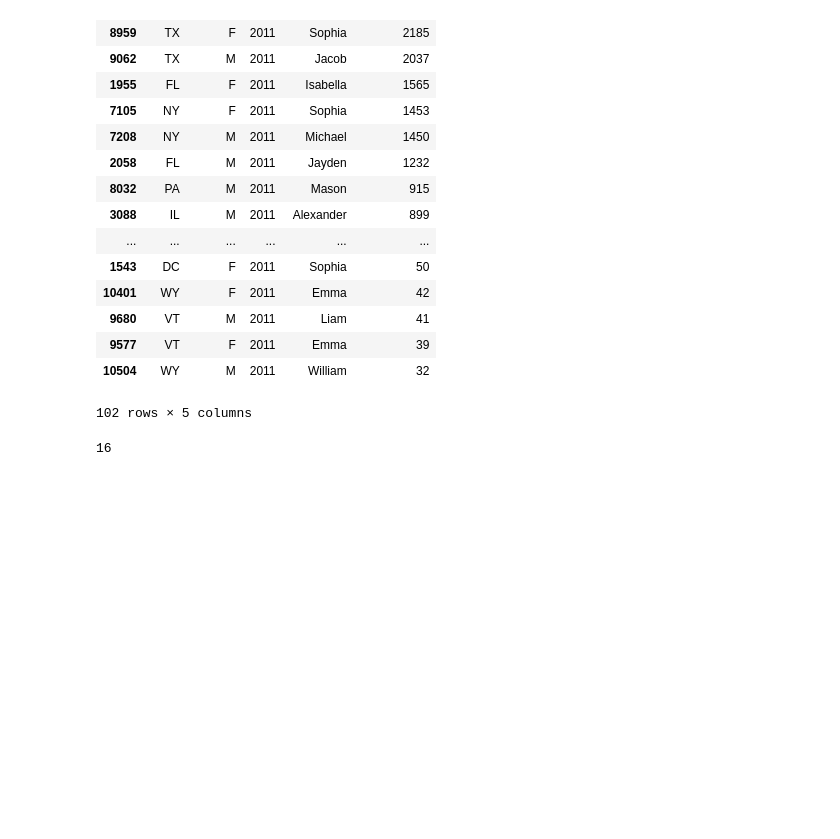
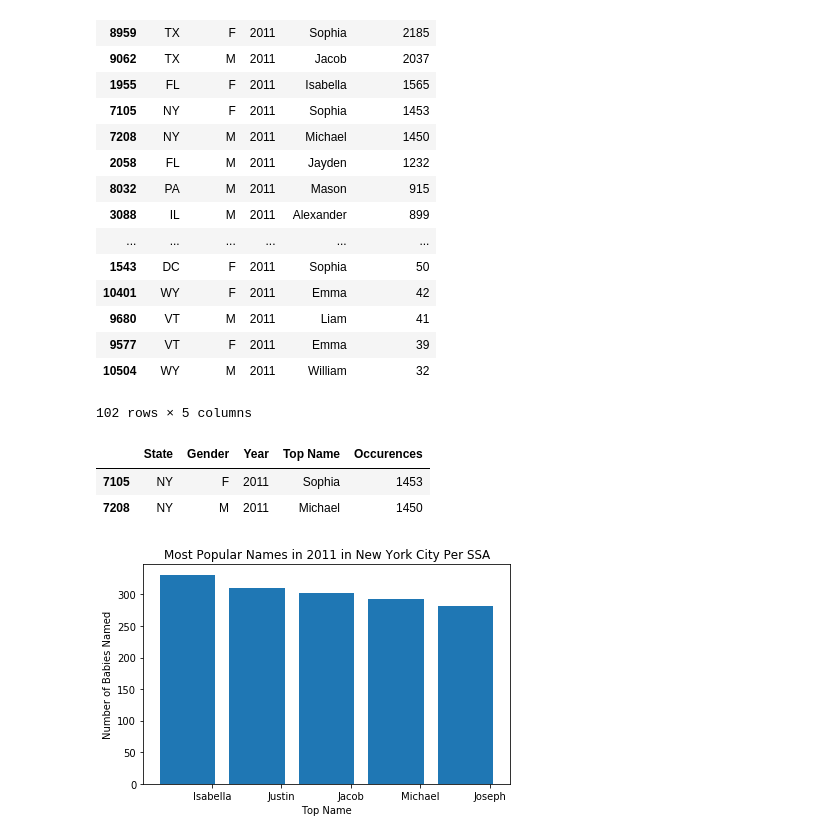
Before and after one commit to nstaudac/Unit_1_Project, a Jupyter notebook: Unit_1_Project_Data_Baby_Names.ipynb, the cells around one changed output. Cells and saved outputs as stored; diff of their text form; code cells hidden in the pictures; blank space fills up the shorter version.

```diff
--- a/Unit_1_Project_Data_Baby_Names.ipynb
+++ b/Unit_1_Project_Data_Baby_Names.ipynb
@@ -212,7 +193,3 @@ final_baby_names_2_data_2011
 | 9577 | VT | F | 2011 | Emma | 39 |
 | 10504 | WY | M | 2011 | William | 32 |
 102 rows × 5 columns
-# %%
-baby_names_2_data_2011['Top Name'].nunique()
-# %% [output]
-16
@@ -218,0 +198,32 @@ baby_names_2_data_2011['Top Name'].nunique()
+# %%
+baby_names_list_2011_NY = NY_baby_names_2_data_2011.sort_values(by=['State'], ascending=False)
+baby_names_list_2011_NY
+# %% [output]
+|  | State | Gender | Year | Top Name | Occurences |
+| 7105 | NY | F | 2011 | Sophia | 1453 |
+| 7208 | NY | M | 2011 | Michael | 1450 |
+# %%
+# creating list of top five baby names in NYC data set
+n_groups = 5
+names = ['ISABELLA', 'JUSTIN', 'JACOB', 'MICHAEL', 'JOSEPH']
+count = (331, 310, 303, 292, 281)
+
+# create plot
+fig, ax = plt.subplots()
+index = np.arange(n_groups)
+bar_width = 0.35
+opacity = 0.8
+
+index = np.arange(len(names))
+plt.bar(index, count)
+
+plt.xlabel('Top Name')
+plt.ylabel('Number of Babies Named')
+plt.title('Most Popular Names in 2011 in New York City Per SSA')
+plt.xticks(index + bar_width, ('Isabella', 'Justin', 'Jacob', 'Michael',
+                               'Joseph'))
+
+plt.tight_layout()
+plt.show();
+# %% [output]
+[figure, added]
```
Also changed, not shown: parts of 13 cells of this notebook.
